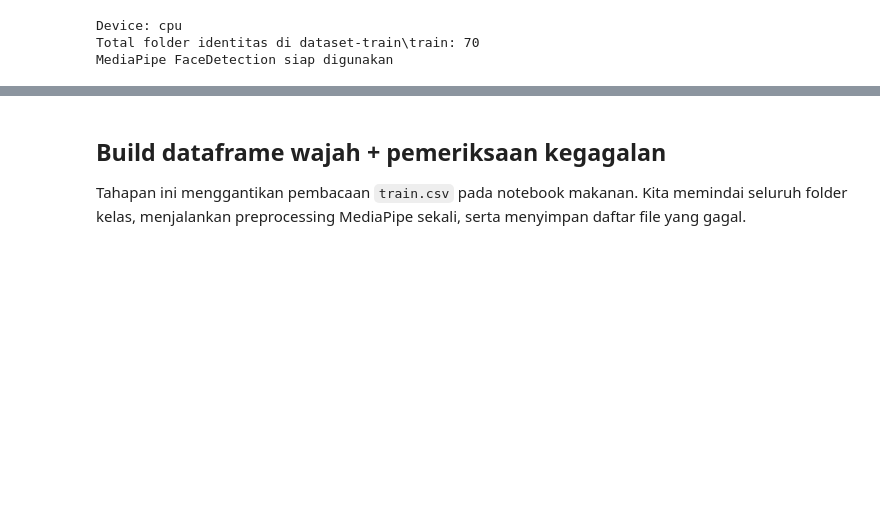
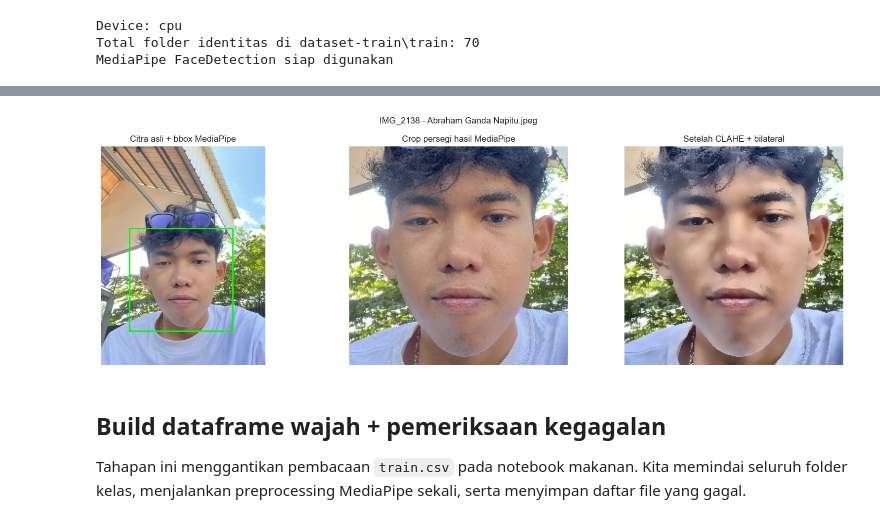
Before and after one commit to crngidlrey/face-recognition, a Jupyter notebook: deit_face_recognition.ipynb, the cells around one changed output, grey strips where cells are left out. Cells and saved outputs as stored; diff of their text form; code cells hidden in the pictures; blank space fills up the shorter version.

```diff
--- a/deit_face_recognition.ipynb
+++ b/deit_face_recognition.ipynb
@@ -278,3 +281,46 @@ MediaPipe FaceDetection siap digunakan
+# %%
+# ===== Visualisasi hasil preprocessing =====
+from matplotlib import patches
+
+def visualize_preprocessing(sample_path, figsize=(16, 5)):
+    sample_path = Path(sample_path)
+    bgr = read_image(sample_path)
+    if bgr is None:
+        raise ValueError(f"Gagal membaca file: {sample_path}")
+    meta = detect_and_align(bgr)
+    if meta is None:
+        raise RuntimeError(f"Tidak ada wajah terdeteksi pada {sample_path}")
+    enhanced = enhance_face(meta['aligned_rgb'])
+
+    rgb = cv2.cvtColor(bgr, cv2.COLOR_BGR2RGB)
+    fig, axes = plt.subplots(1, 3, figsize=figsize)
+
+    axes[0].imshow(rgb)
+    x1, y1, x2, y2 = meta['bbox'].astype(int)
+    rect = patches.Rectangle((x1, y1), x2 - x1, y2 - y1, linewidth=2, edgecolor='lime', facecolor='none')
+    axes[0].add_patch(rect)
+    axes[0].set_title('Citra asli + bbox MediaPipe')
+
+    axes[1].imshow(meta['aligned_rgb'])
+    axes[1].set_title('Crop persegi hasil MediaPipe')
+
+    axes[2].imshow(enhanced)
+    axes[2].set_title('Setelah CLAHE + bilateral')
+
+    for ax in axes:
+        ax.axis('off')
+    fig.suptitle(sample_path.name)
+    plt.tight_layout()
+    plt.show()
+# %%
+# Contoh penggunaan visualisasi preprocessing
+sample_people = sorted([p for p in DATA_ROOT.iterdir() if p.is_dir()])
+assert sample_people, "DATA_ROOT kosong"
+sample_images = sorted([p for p in sample_people[0].iterdir() if p.suffix.lower() in SUPPORTED_EXTS])
+assert sample_images, f"Folder {sample_people[0]} tidak memiliki citra"
+visualize_preprocessing(sample_images[0])
+# %% [output]
+[figure, added]
 # %% [markdown]
 ## Build dataframe wajah + pemeriksaan kegagalan
 Tahapan ini menggantikan pembacaan `train.csv` pada notebook makanan. Kita memindai seluruh folder kelas, menjalankan preprocessing MediaPipe sekali, serta menyimpan daftar file yang gagal.
```
Also changed, not shown: parts of 3 cells of this notebook, 3 other files.
